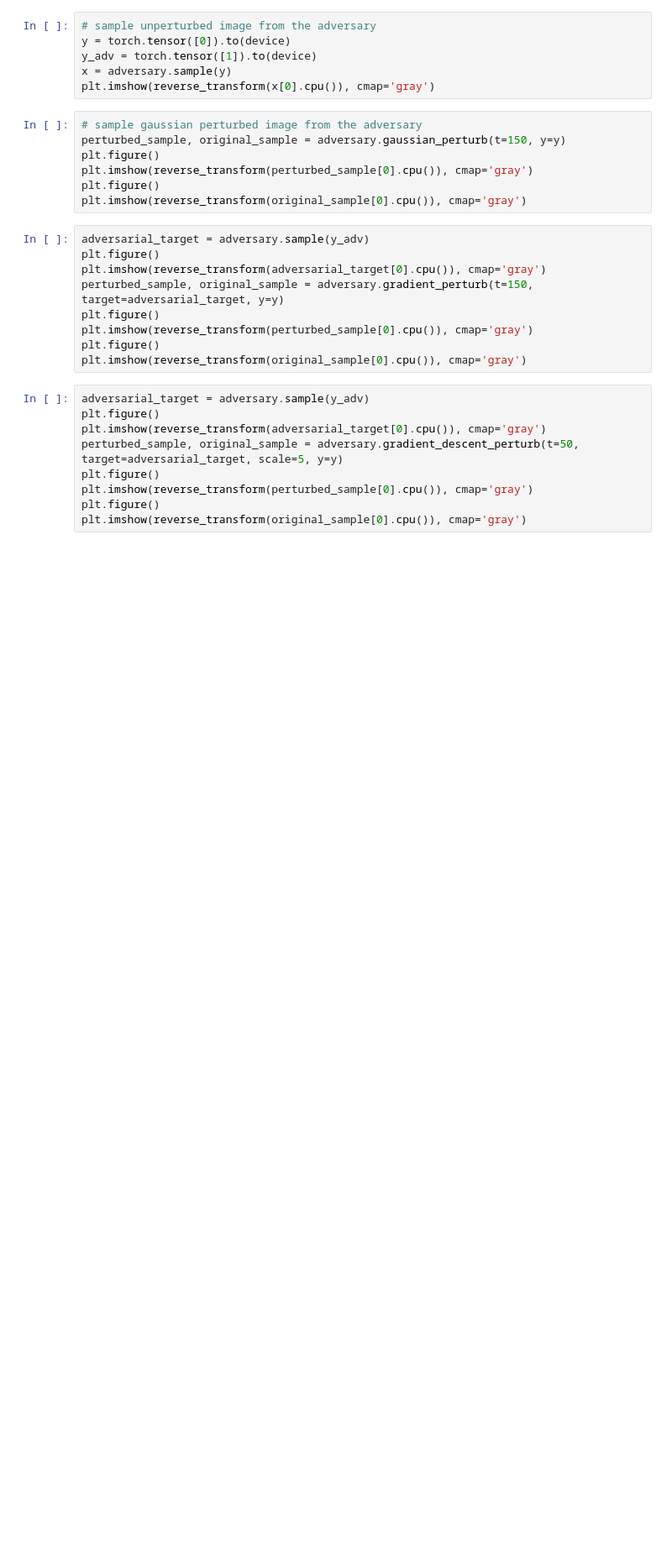
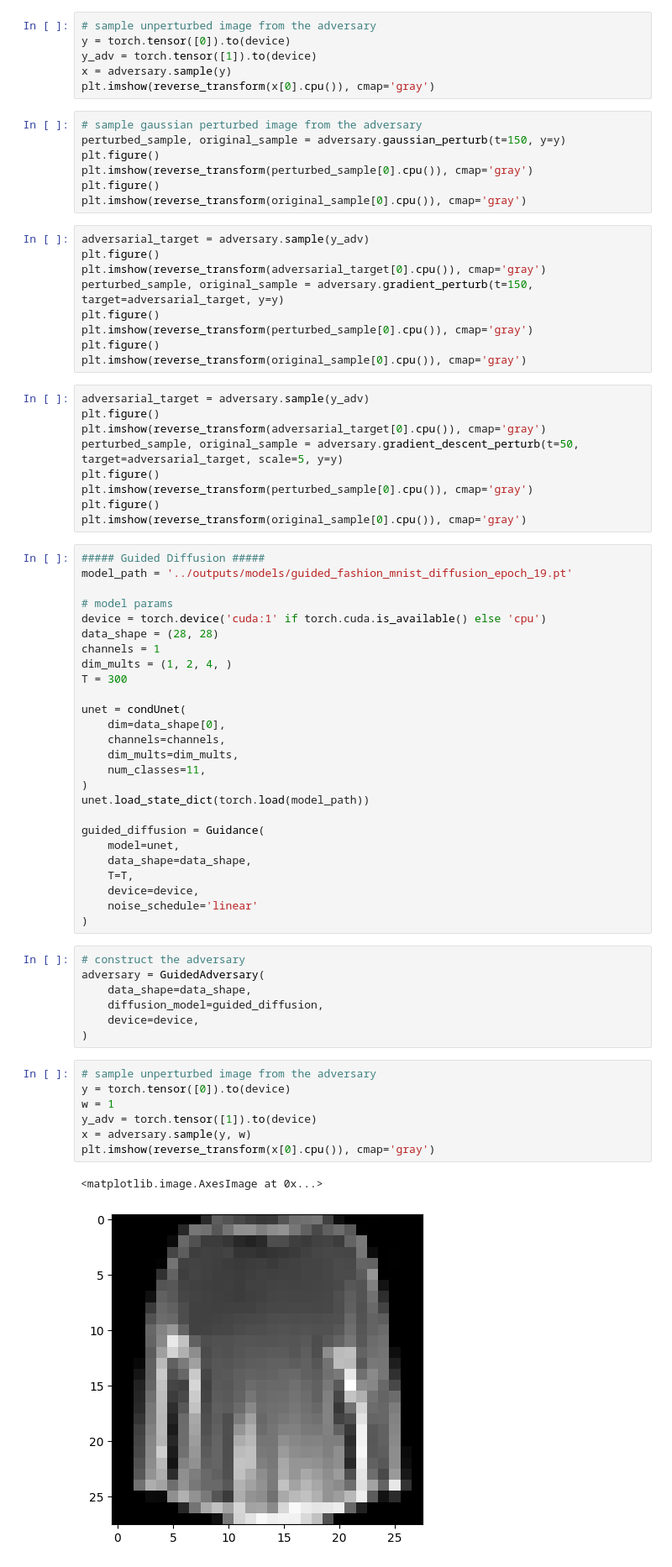
Before and after one commit to TristanSaidi/AdversarialDiffusion, a Jupyter notebook: notebooks/adversarial.ipynb, the cells around one changed output. Shown at 84% size. Cells and saved outputs as stored; diff of their text form; blank space fills up the shorter version.

Commit message:
Perturbations to Classifier-Free Guidance (#4)
* implemented classifier-free guidance for class conditional diffusion

* adding notebook changes

* added guided diffusion to adversarial notebook

```diff
--- a/notebooks/adversarial.ipynb
+++ b/notebooks/adversarial.ipynb
@@ -150,3 +153,46 @@ plt.figure()
 plt.imshow(reverse_transform(perturbed_sample[0].cpu()), cmap='gray')
 plt.figure()
 plt.imshow(reverse_transform(original_sample[0].cpu()), cmap='gray')
+# %%
+##### Guided Diffusion #####
+model_path = '../outputs/models/guided_fashion_mnist_diffusion_epoch_19.pt'
+
+# model params
+device = torch.device('cuda:1' if torch.cuda.is_available() else 'cpu')
+data_shape = (28, 28)
+channels = 1
+dim_mults = (1, 2, 4, )
+T = 300
+
+unet = condUnet(
+    dim=data_shape[0],
+    channels=channels,
+    dim_mults=dim_mults,
+    num_classes=11,
+)
+unet.load_state_dict(torch.load(model_path))
+
+guided_diffusion = Guidance(
+    model=unet,
+    data_shape=data_shape,
+    T=T,
+    device=device,
+    noise_schedule='linear'
+)
+# %%
+# construct the adversary
+adversary = GuidedAdversary(
+    data_shape=data_shape,
+    diffusion_model=guided_diffusion,
+    device=device,
+)
+# %%
+# sample unperturbed image from the adversary
+y = torch.tensor([0]).to(device)
+w = 1
+y_adv = torch.tensor([1]).to(device)
+x = adversary.sample(y, w)
+plt.imshow(reverse_transform(x[0].cpu()), cmap='gray')
+# %% [output]
+<matplotlib.image.AxesImage at 0x...>
+[figure, added]
```
Also changed, not shown: parts of 5 cells of this notebook, 5 other files.
